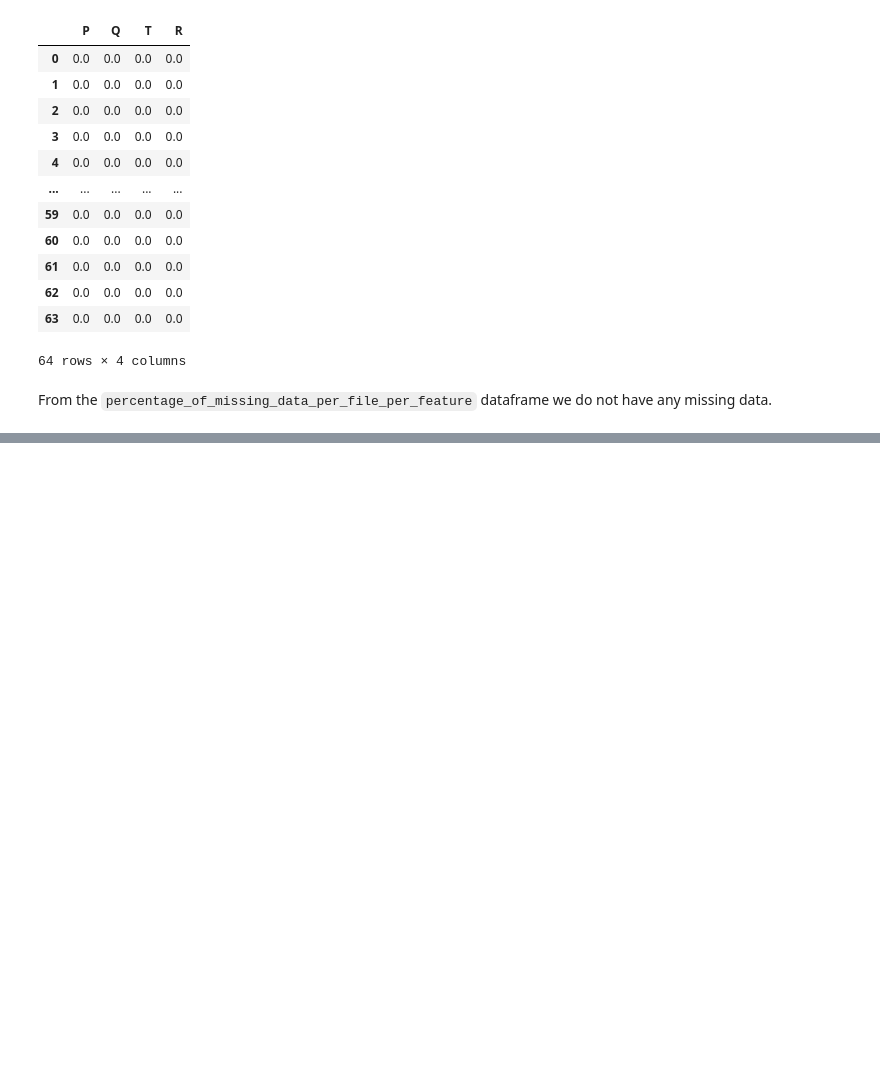
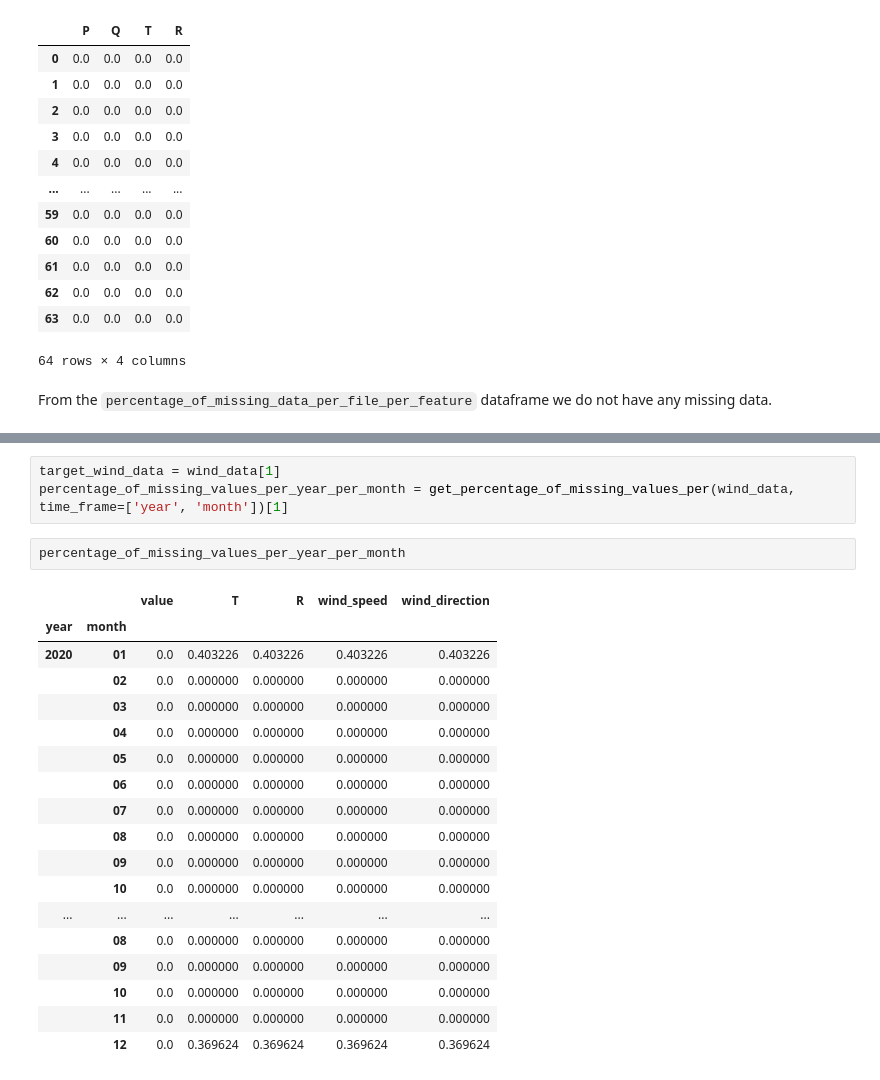
Before and after one commit to jamilsonjr/AI-to-forecast-constraints-in-the-energy-systems, a Jupyter notebook: jupyter_notebooks/cleaning_profile_data.ipynb, the cells around one changed output, grey strips where cells are left out. Cells and saved outputs as stored; diff of their text form; blank space fills up the shorter version.

```diff
--- a/jupyter_notebooks/cleaning_profile_data.ipynb
+++ b/jupyter_notebooks/cleaning_profile_data.ipynb
@@ -312,0 +474,24 @@ def get_data_from_month_of_year(df, year, month):
+# %%
+target_wind_data = wind_data[1]
+percentage_of_missing_values_per_year_per_month = get_percentage_of_missing_values_per(wind_data, time_frame=['year', 'month'])[1]
+# %%
+percentage_of_missing_values_per_year_per_month
+# %% [output]
+|  |  | value | T | R | wind_speed | wind_direction |
+| year | month |  |  |  |  |  |
+| 2020 | 01 | 0.0 | 0.403226 | 0.403226 | 0.403226 | 0.403226 |
+|  | 02 | 0.0 | 0.000000 | 0.000000 | 0.000000 | 0.000000 |
+|  | 03 | 0.0 | 0.000000 | 0.000000 | 0.000000 | 0.000000 |
+|  | 04 | 0.0 | 0.000000 | 0.000000 | 0.000000 | 0.000000 |
+|  | 05 | 0.0 | 0.000000 | 0.000000 | 0.000000 | 0.000000 |
+|  | 06 | 0.0 | 0.000000 | 0.000000 | 0.000000 | 0.000000 |
+|  | 07 | 0.0 | 0.000000 | 0.000000 | 0.000000 | 0.000000 |
+|  | 08 | 0.0 | 0.000000 | 0.000000 | 0.000000 | 0.000000 |
+|  | 09 | 0.0 | 0.000000 | 0.000000 | 0.000000 | 0.000000 |
+|  | 10 | 0.0 | 0.000000 | 0.000000 | 0.000000 | 0.000000 |
+| ... | ... | ... | ... | ... | ... | ... |
+|  | 08 | 0.0 | 0.000000 | 0.000000 | 0.000000 | 0.000000 |
+|  | 09 | 0.0 | 0.000000 | 0.000000 | 0.000000 | 0.000000 |
+|  | 10 | 0.0 | 0.000000 | 0.000000 | 0.000000 | 0.000000 |
+|  | 11 | 0.0 | 0.000000 | 0.000000 | 0.000000 | 0.000000 |
+|  | 12 | 0.0 | 0.369624 | 0.369624 | 0.369624 | 0.369624 |
```
Also changed, not shown: parts of 32 cells of this notebook.
